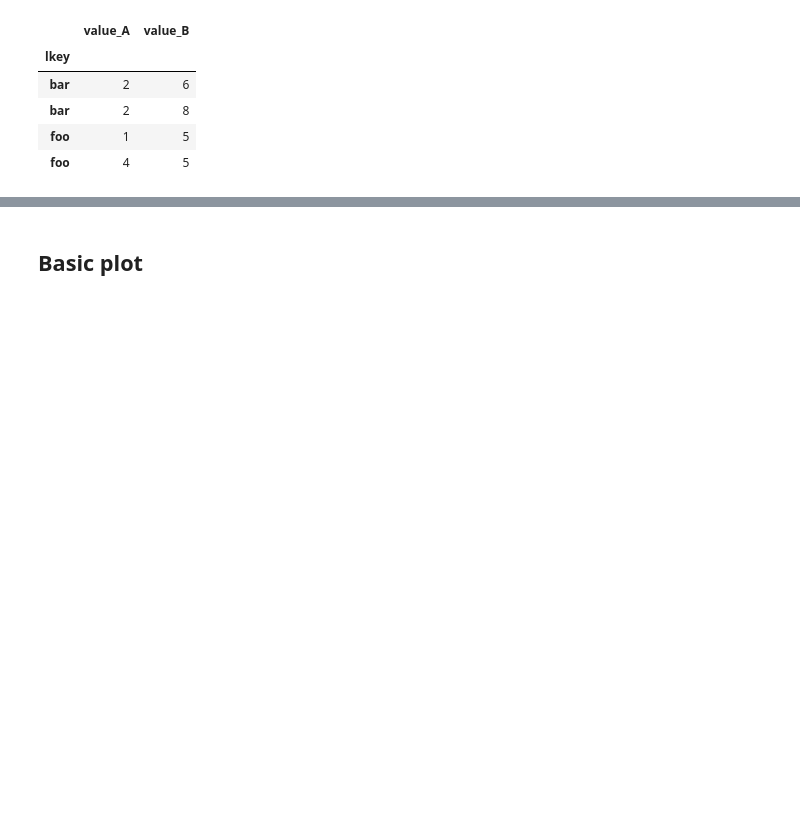
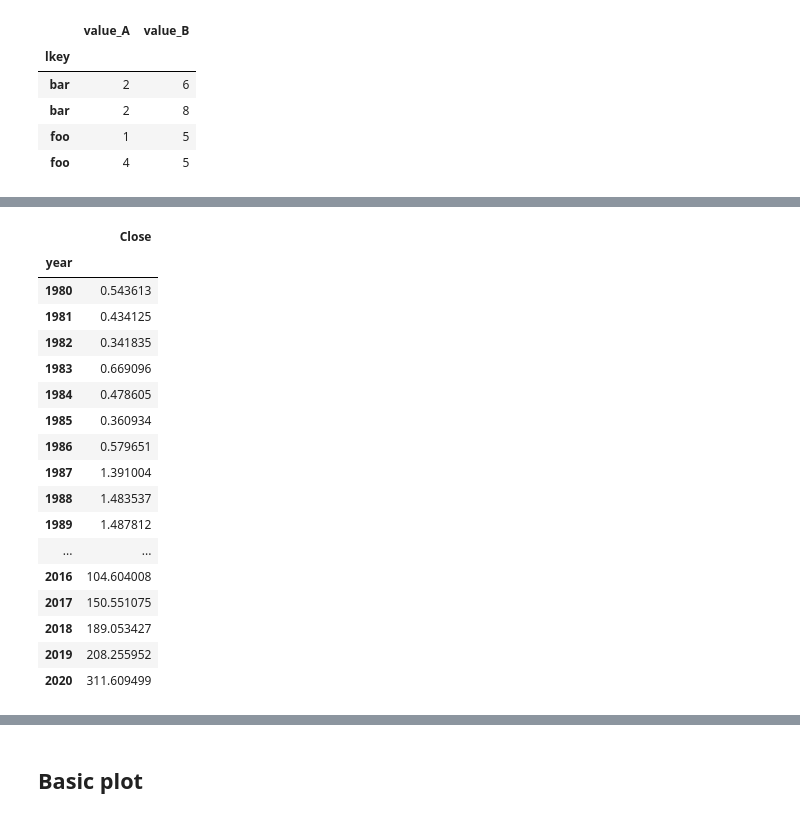
Before and after one commit to DataForScience/InteractiveViz, a Jupyter notebook: 1. Pandas.ipynb, the cells around one changed output, grey strips where cells are left out. Cells and saved outputs as stored; diff of their text form; code cells hidden in the pictures; blank space fills up the shorter version.

```diff
--- a/1. Pandas.ipynb
+++ b/1. Pandas.ipynb
@@ -489,0 +522,21 @@ A.join(B, lsuffix="_A", rsuffix="_B", how="inner")
+# %%
+apple[['Close', 'year']].groupby('year').mean()
+# %% [output]
+|  | Close |
+| year |  |
+| 1980 | 0.543613 |
+| 1981 | 0.434125 |
+| 1982 | 0.341835 |
+| 1983 | 0.669096 |
+| 1984 | 0.478605 |
+| 1985 | 0.360934 |
+| 1986 | 0.579651 |
+| 1987 | 1.391004 |
+| 1988 | 1.483537 |
+| 1989 | 1.487812 |
+| ... | ... |
+| 2016 | 104.604008 |
+| 2017 | 150.551075 |
+| 2018 | 189.053427 |
+| 2019 | 208.255952 |
+| 2020 | 311.609499 |
```
Also changed, not shown: parts of 12 cells of this notebook, 6 other files.
